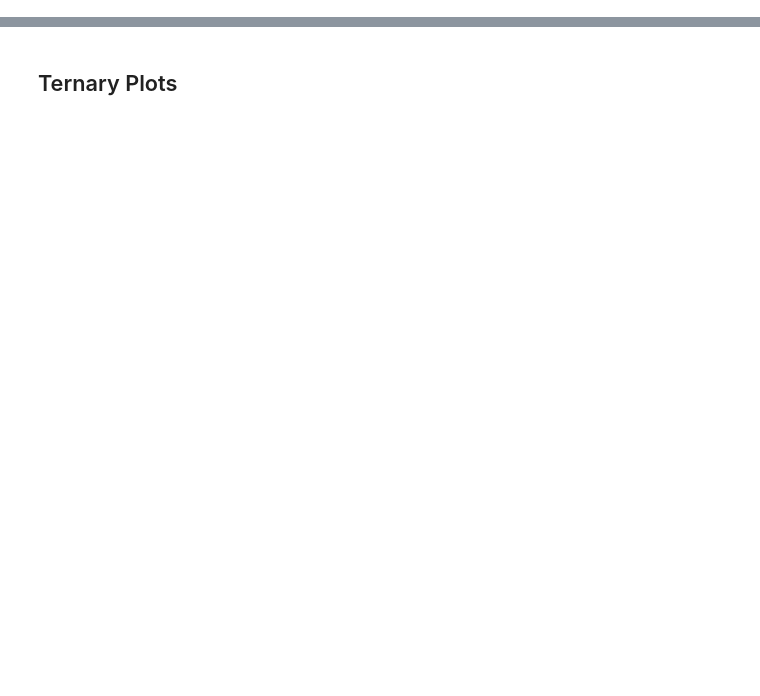
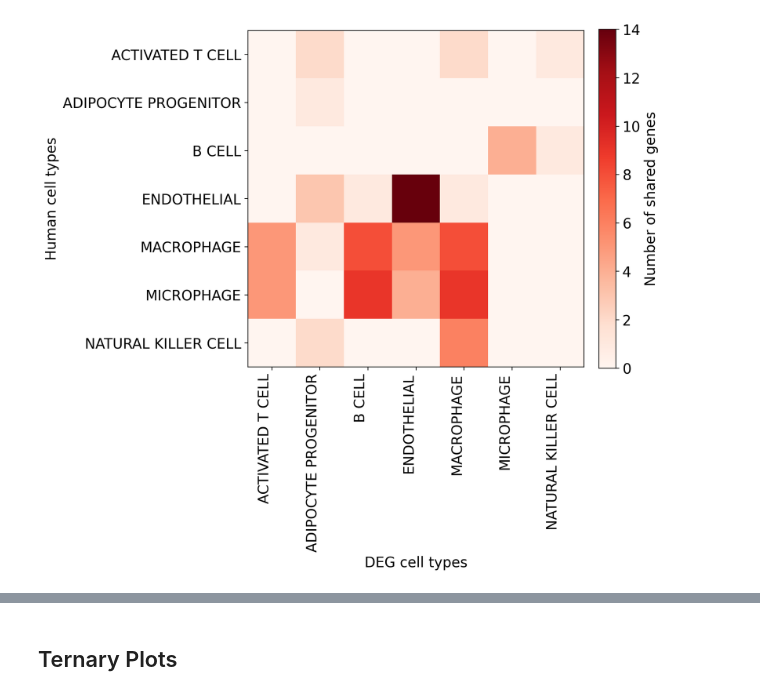
Before and after one commit to sbooeshaghi/llmarkers, a Jupyter notebook: analysis/deg_vs_human/compare_evidence.ipynb, the cells around one changed output, grey strips where cells are left out. Drawn from its saved outputs; the diff is of its cells as text; code cells hidden in the pictures; blank space fills up the shorter version.

```diff
--- a/analysis/deg_vs_human/compare_evidence.ipynb
+++ b/analysis/deg_vs_human/compare_evidence.ipynb
@@ -316,0 +244,16 @@ fig.show()
+# %%
+fig, ax = plt.subplots(figsize=(7, 7))
+cax = ax.imshow(mtx[:,:,1], cmap="Reds")
+ax.set(**{
+    "xlabel": "DEG cell types",
+    "ylabel": "Human cell types",
+    "xticks": np.arange(len(degct)),
+    "yticks": np.arange(len(hmnct)),
+    "xticklabels": degct,
+    "yticklabels": hmnct
+})
+ax.set_xticklabels(ax.get_xticklabels(), rotation=90, ha='right')
+plt.colorbar(cax,fraction=0.046, pad=0.04, label="Number of shared genes")
+plt.show()
+# %% [output]
+[figure, added]
```
Also changed, not shown: parts of 53 cells of this notebook, 8 other files.
